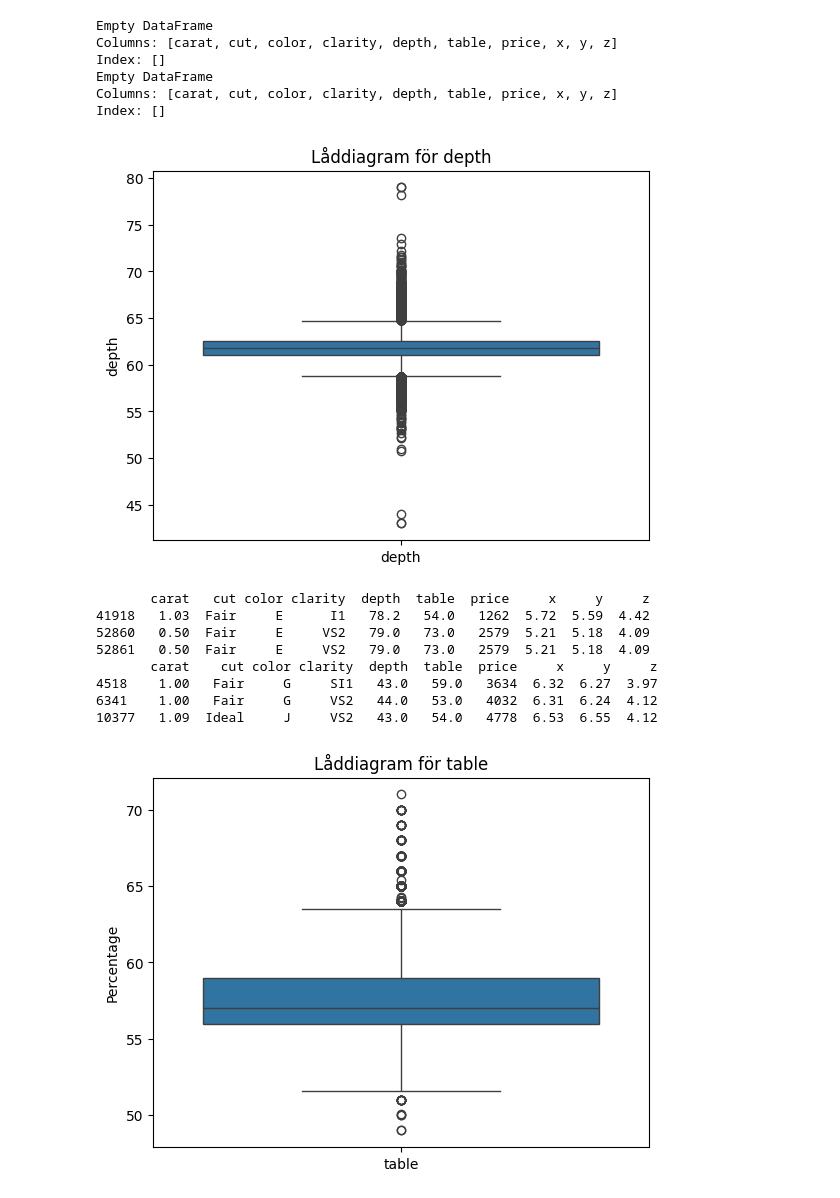
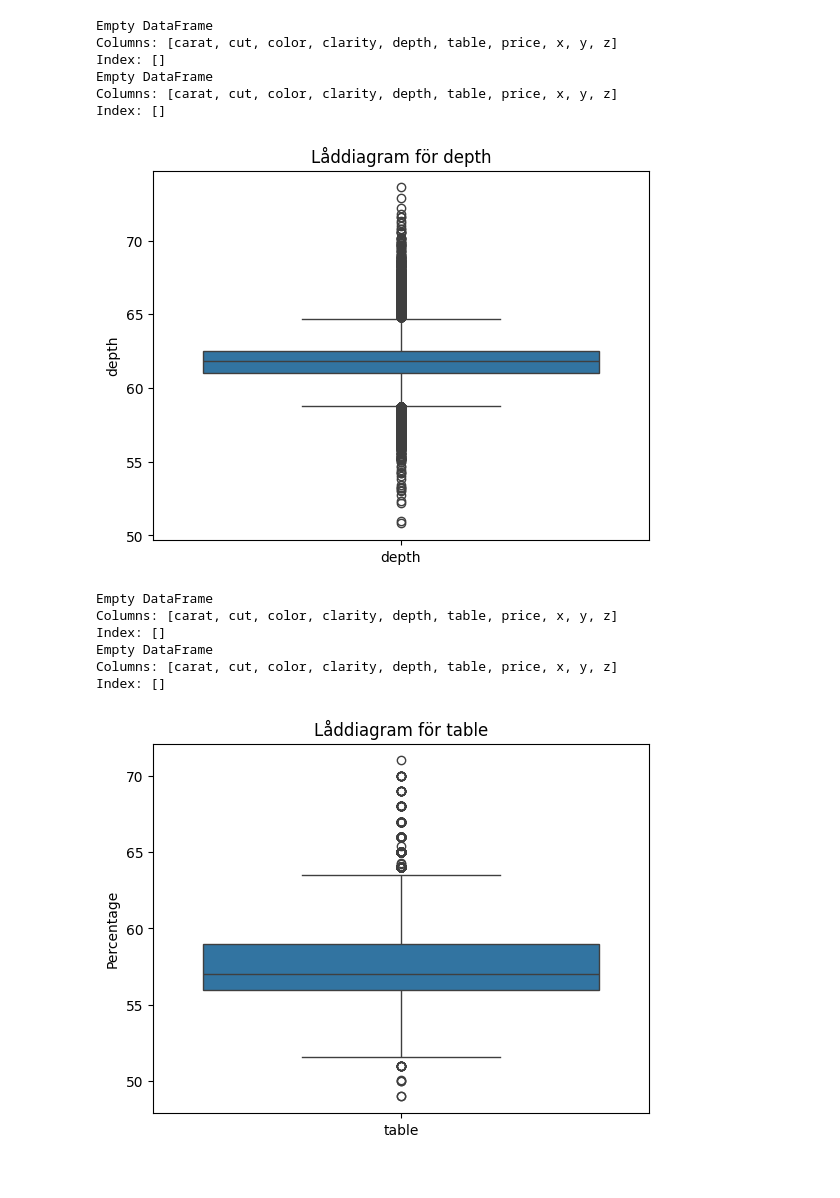
Before and after one commit to Genc98/Kunskapskontroll-Genc-Gashi, a Jupyter notebook: del_2.ipynb, the cells around one changed output. Cells and saved outputs as stored; diff of their text form; code cells hidden in the pictures.

Commit message:
new diagram

```diff
--- a/del_2.ipynb
+++ b/del_2.ipynb
@@ -207,26 +202,27 @@ Index: []
 # %%
 depth = ['depth']
 
 sns.boxplot(data=df[depth])
 plt.title("Låddiagram för depth")
 plt.ylabel('depth')
 plt.show()
 
 high_values = df[(df['depth'] >= 75)]
 print(high_values)
 
 low_values = df[(df['depth'] < 45)]
 print(low_values)
+
+df = df[(df['depth'] < 75)]
+df = df[(df['depth'] > 45)]
 # %% [output]
-[figure, old version]
+[figure, new version]
-       carat   cut color clarity  depth  table  price     x     y     z
-41918   1.03  Fair     E      I1   78.2   54.0   1262  5.72  5.59  4.42
-52860   0.50  Fair     E     VS2   79.0   73.0   2579  5.21  5.18  4.09
-52861   0.50  Fair     E     VS2   79.0   73.0   2579  5.21  5.18  4.09
-       carat    cut color clarity  depth  table  price     x     y     z
-4518    1.00   Fair     G     SI1   43.0   59.0   3634  6.32  6.27  3.97
-6341    1.00   Fair     G     VS2   44.0   53.0   4032  6.31  6.24  4.12
-10377   1.09  Ideal     J     VS2   43.0   54.0   4778  6.53  6.55  4.12
+Empty DataFrame
+Columns: [carat, cut, color, clarity, depth, table, price, x, y, z]
+Index: []
+Empty DataFrame
+Columns: [carat, cut, color, clarity, depth, table, price, x, y, z]
+Index: []
 # %%
 table = ['table']
 
```
Also changed, not shown: parts of 4 cells of this notebook, 1 other file.
